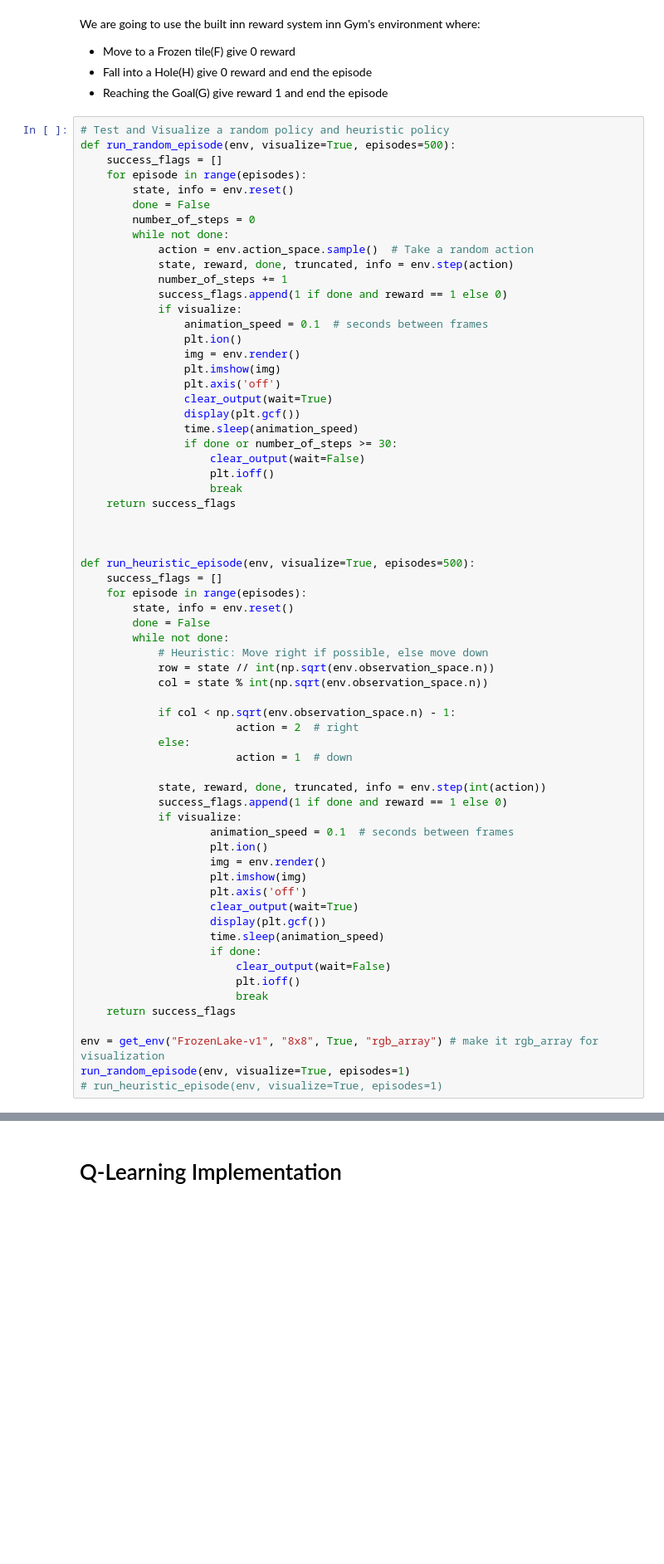
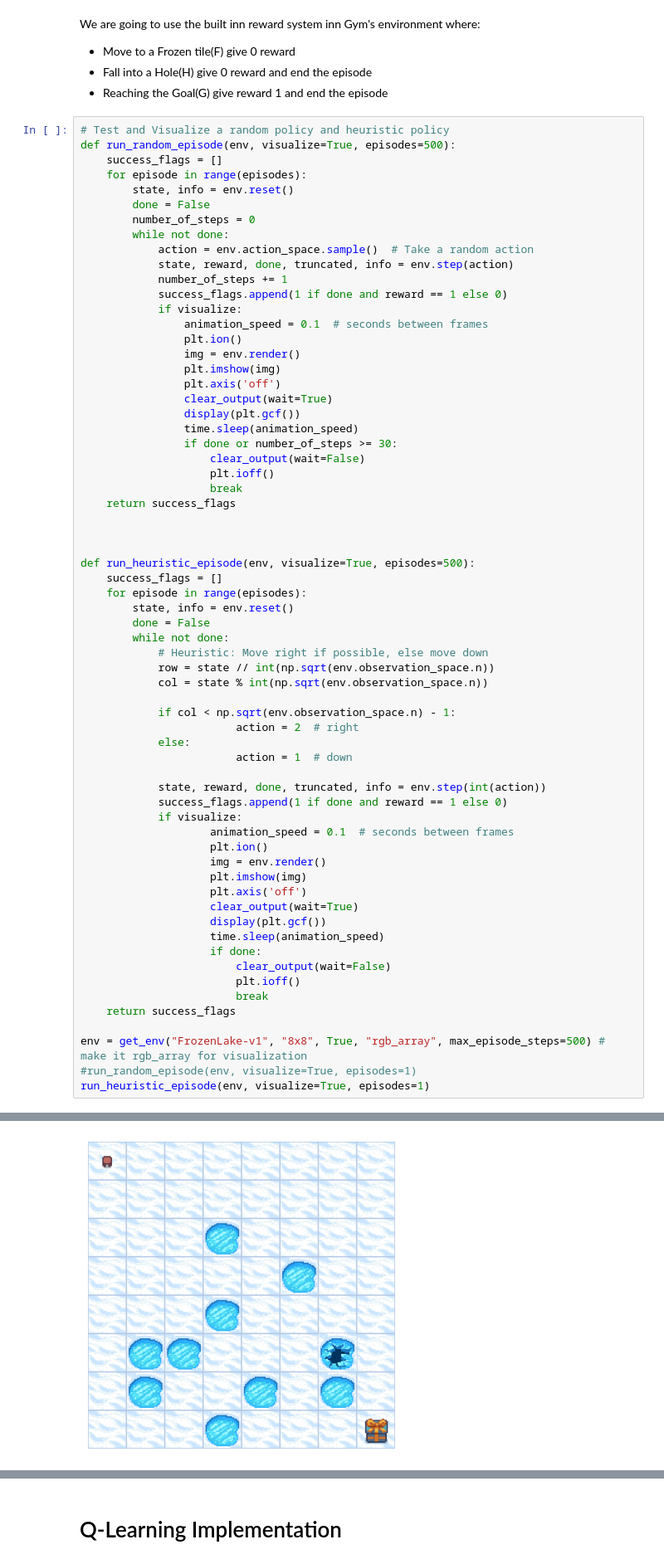
Before and after one commit to jofa016/ACIT4610---Final-Group-Project, a Jupyter notebook: R_f/Project_5/notebook/feature_engineering.ipynb, the cells around one changed output, grey strips where cells are left out. Shown at 83% size. Cells and saved outputs as stored; diff of their text form; blank space fills up the shorter version.

```diff
--- a/R_f/Project_5/notebook/feature_engineering.ipynb
+++ b/R_f/Project_5/notebook/feature_engineering.ipynb
@@ -123,7 +125,7 @@ def run_heuristic_episode(env, visualize=True, episodes=500):
                         break
     return success_flags
 
-env = get_env("FrozenLake-v1", "8x8", True, "rgb_array") # make it rgb_array for visualization
-run_random_episode(env, visualize=True, episodes=1)
-# run_heuristic_episode(env, visualize=True, episodes=1)
+env = get_env("FrozenLake-v1", "8x8", True, "rgb_array", max_episode_steps=500) # make it rgb_array for visualization
+#run_random_episode(env, visualize=True, episodes=1)
+run_heuristic_episode(env, visualize=True, episodes=1)
 # %% [output]
@@ -131,3 +149,4 @@ run_random_episode(env, visualize=True, episodes=1)
+[figure, added]
 # %%
 def inspect_transition_probabilities(env, state: int):
     env_raw = env.unwrapped
```
Also changed, not shown: parts of 9 cells of this notebook.
